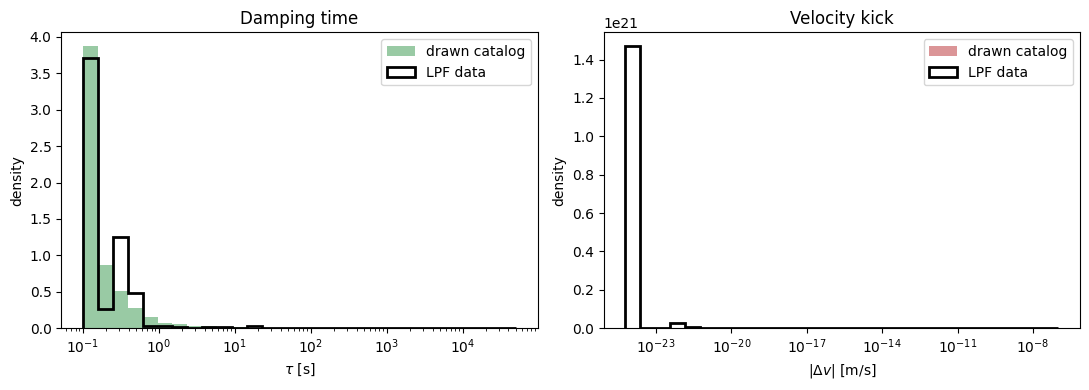
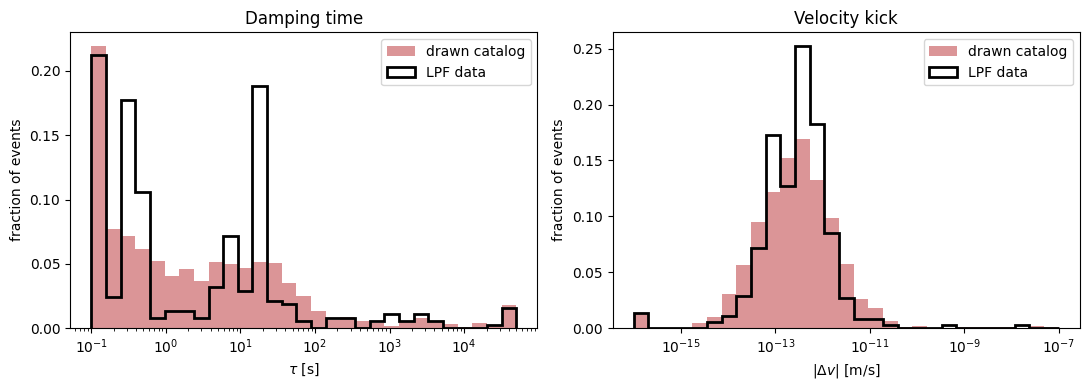
The notebook cell's code change between the first figure and the second:
--- before
+++ after
@@ -2,20 +2,34 @@
 alevel_lpf = np.abs(level_lpf)
 
+# Compare *shapes* on a log axis with fraction-of-events-per-bin normalisation.
+# NB: do NOT use `density=True` here -- density divides by the *linear* bin width,
+# which on log-spaced bins over-weights the narrow low-value bins by many orders
+# of magnitude (a lone LPF outlier at ~6e-25 m/s otherwise makes one giant spike
+# that hides everything else). `weights` -> each histogram sums to 1.
+lo_dv, hi_dv = float(priors.prior_bounds()[0][1]), float(priors.prior_bounds()[1][1])   # Deltav bounds
+lo_tau, hi_tau = float(priors.prior_bounds()[0][2]), float(priors.prior_bounds()[1][2])  # tau bounds
+
+n_sub = int((alevel_lpf < lo_dv).sum())
+print(f"{n_sub} LPF |level| values below the {lo_dv:.0e} m/s drawn-catalog floor "
+      f"(min {alevel_lpf.min():.2g}) -- clipped into the first bin for the comparison.")
+
+def frac_hist(ax, drawn, lpf, bins, xlabel, title):
+    wd = np.ones_like(drawn) / drawn.size
+    wl = np.ones_like(lpf) / lpf.size
+    ax.hist(np.clip(drawn, bins[0], bins[-1]), bins=bins, weights=wd,
+            alpha=0.6, color="#C44E52", label="drawn catalog")
+    ax.hist(np.clip(lpf, bins[0], bins[-1]), bins=bins, weights=wl,
+            histtype="step", lw=2, color="k", label="LPF data")
+    ax.set_xscale("log")
+    ax.set_xlabel(xlabel)
+    ax.set_ylabel("fraction of events")
+    ax.set_title(title)
+    ax.legend()
+
 fig, axes = plt.subplots(1, 2, figsize=(11, 4))
-
-ax = axes[0]
-bins = np.logspace(-1, np.log10(5e4), 30)
-ax.hist(tau, bins=bins, density=True, alpha=0.6, color="#55A868", label="drawn catalog")
-ax.hist(beta_lpf, bins=bins, density=True, histtype="step", lw=2, color="k", label="LPF data")
-ax.set_xscale("log"); ax.set_xlabel(r"$\tau$ [s]"); ax.set_ylabel("density"); ax.legend()
-ax.set_title("Damping time")
-
-ax = axes[1]
-bins = np.logspace(np.log10(min(adv.min(), alevel_lpf.min())), np.log10(max(adv.max(), alevel_lpf.max())), 30)
-ax.hist(adv, bins=bins, density=True, alpha=0.6, color="#C44E52", label="drawn catalog")
-ax.hist(alevel_lpf, bins=bins, density=True, histtype="step", lw=2, color="k", label="LPF data")
-ax.set_xscale("log"); ax.set_xlabel(r"$|\Delta v|$ [m/s]"); ax.set_ylabel("density"); ax.legend()
-ax.set_title("Velocity kick")
-
+frac_hist(axes[0], tau, beta_lpf, np.logspace(np.log10(lo_tau), np.log10(hi_tau), 30),
+          r"$\tau$ [s]", "Damping time")
+frac_hist(axes[1], adv, alevel_lpf, np.logspace(np.log10(lo_dv), np.log10(hi_dv), 30),
+          r"$|\Delta v|$ [m/s]", "Velocity kick")
 fig.tight_layout()
 plt.show()

Commit: Fixed bug in rates LPF distribution. Inference for realistic vs equilaterar orbits